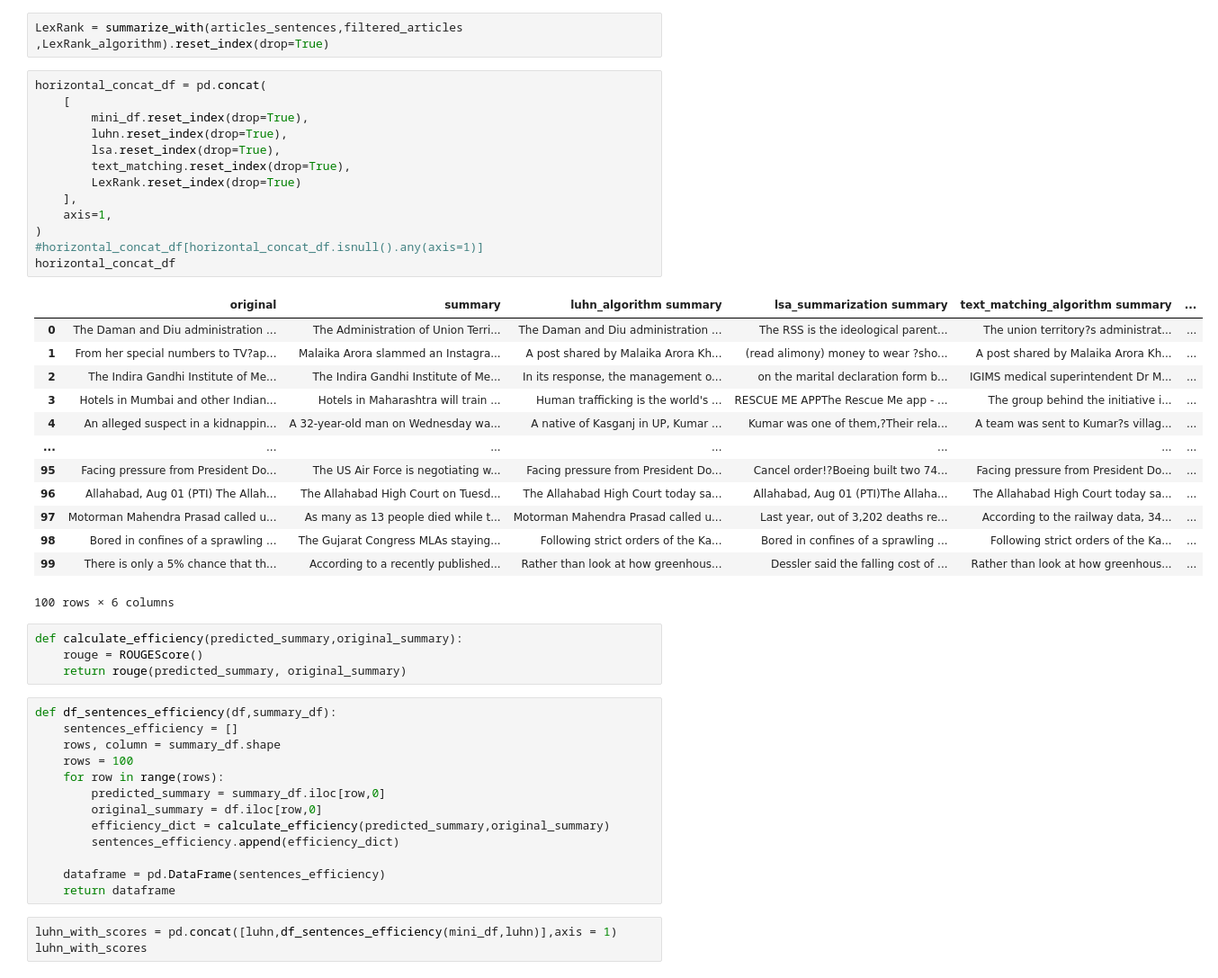
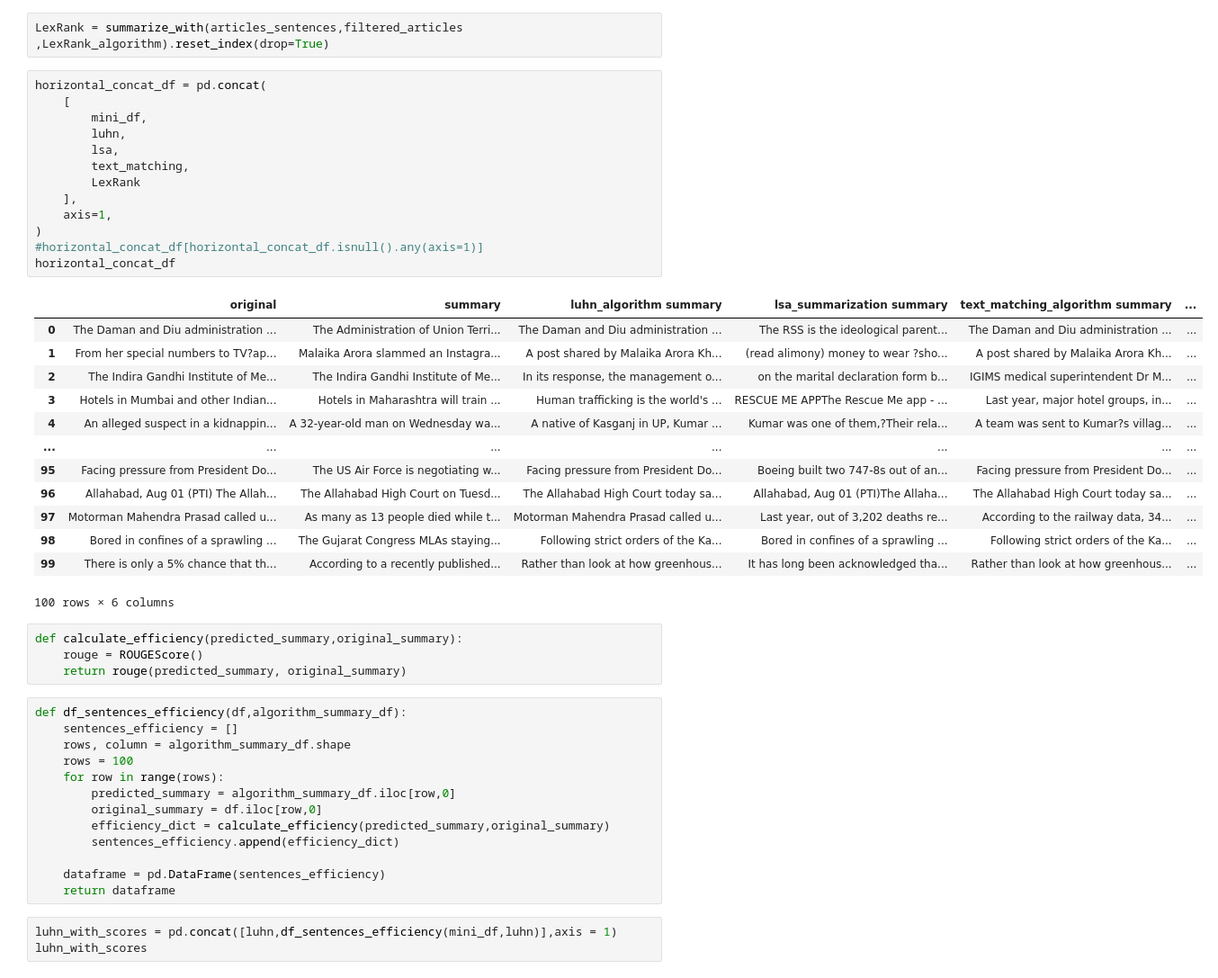
Before and after one commit to ZeyadMashhour/text_summarization, a Jupyter notebook: preprocess of efficiency.ipynb, the cells around one changed output. Shown: that part at 90% size. Saved outputs shown, nothing was run; the diff lists cells and outputs as text.

```diff
--- a/preprocess of efficiency.ipynb
+++ b/preprocess of efficiency.ipynb
@@ -101,41 +145,41 @@ LexRank = summarize_with(articles_sentences,filtered_articles ,LexRank_algorithm
 # %%
 horizontal_concat_df = pd.concat(
     [
-        mini_df.reset_index(drop=True),
-        luhn.reset_index(drop=True),
-        lsa.reset_index(drop=True),
-        text_matching.reset_index(drop=True),
-        LexRank.reset_index(drop=True)
+        mini_df,
+        luhn,
+        lsa,
+        text_matching,
+        LexRank
     ],
     axis=1,
 )
 #horizontal_concat_df[horizontal_concat_df.isnull().any(axis=1)]
 horizontal_concat_df
 # %% [output]
 |  | original | summary | luhn_algorithm summary | lsa_summarization summary | text_matching_algorithm summary | ... |
-| 0 | The Daman and Diu administration ... | The Administration of Union Terri... | The Daman and Diu administration ... | The RSS is the ideological parent... | The union territory?s administrat... | ... |
+| 0 | The Daman and Diu administration ... | The Administration of Union Terri... | The Daman and Diu administration ... | The RSS is the ideological parent... | The Daman and Diu administration ... | ... |
 | 1 | From her special numbers to TV?ap... | Malaika Arora slammed an Instagra... | A post shared by Malaika Arora Kh... | (read alimony) money to wear ?sho... | A post shared by Malaika Arora Kh... | ... |
 | 2 | The Indira Gandhi Institute of Me... | The Indira Gandhi Institute of Me... | In its response, the management o... | on the marital declaration form b... | IGIMS medical superintendent Dr M... | ... |
-| 3 | Hotels in Mumbai and other Indian... | Hotels in Maharashtra will train ... | Human trafficking is the world's ... | RESCUE ME APPThe Rescue Me app - ... | The group behind the initiative i... | ... |
+| 3 | Hotels in Mumbai and other Indian... | Hotels in Maharashtra will train ... | Human trafficking is the world's ... | RESCUE ME APPThe Rescue Me app - ... | Last year, major hotel groups, in... | ... |
 | 4 | An alleged suspect in a kidnappin... | A 32-year-old man on Wednesday wa... | A native of Kasganj in UP, Kumar ... | Kumar was one of them,?Their rela... | A team was sent to Kumar?s villag... | ... |
 | ... | ... | ... | ... | ... | ... | ... |
-| 95 | Facing pressure from President Do... | The US Air Force is negotiating w... | Facing pressure from President Do... | Cancel order!?Boeing built two 74... | Facing pressure from President Do... | ... |
+| 95 | Facing pressure from President Do... | The US Air Force is negotiating w... | Facing pressure from President Do... | Boeing built two 747-8s out of an... | Facing pressure from President Do... | ... |
 | 96 | Allahabad, Aug 01 (PTI) The Allah... | The Allahabad High Court on Tuesd... | The Allahabad High Court today sa... | Allahabad, Aug 01 (PTI)The Allaha... | The Allahabad High Court today sa... | ... |
 | 97 | Motorman Mahendra Prasad called u... | As many as 13 people died while t... | Motorman Mahendra Prasad called u... | Last year, out of 3,202 deaths re... | According to the railway data, 34... | ... |
 | 98 | Bored in confines of a sprawling ... | The Gujarat Congress MLAs staying... | Following strict orders of the Ka... | Bored in confines of a sprawling ... | Following strict orders of the Ka... | ... |
-| 99 | There is only a 5% chance that th... | According to a recently published... | Rather than look at how greenhous... | Dessler said the falling cost of ... | Rather than look at how greenhous... | ... |
+| 99 | There is only a 5% chance that th... | According to a recently published... | Rather than look at how greenhous... | It has long been acknowledged tha... | Rather than look at how greenhous... | ... |
 100 rows × 6 columns
 # %%
 def calculate_efficiency(predicted_summary,original_summary):
     rouge = ROUGEScore()
     return rouge(predicted_summary, original_summary)
 # %%
-def df_sentences_efficiency(df,summary_df):
+def df_sentences_efficiency(df,algorithm_summary_df):
     sentences_efficiency = []
-    rows, column = summary_df.shape
+    rows, column = algorithm_summary_df.shape
     rows = 100
     for row in range(rows):
-        predicted_summary = summary_df.iloc[row,0]
+        predicted_summary = algorithm_summary_df.iloc[row,0]
         original_summary = df.iloc[row,0]
         efficiency_dict = calculate_efficiency(predicted_summary,original_summary)
         sentences_efficiency.append(efficiency_dict)
```
Also changed, not shown: parts of 2 cells of this notebook, 6 other files.
